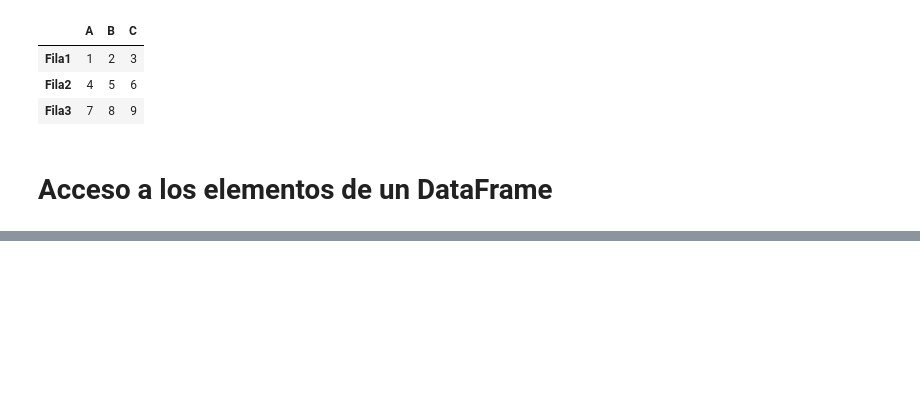
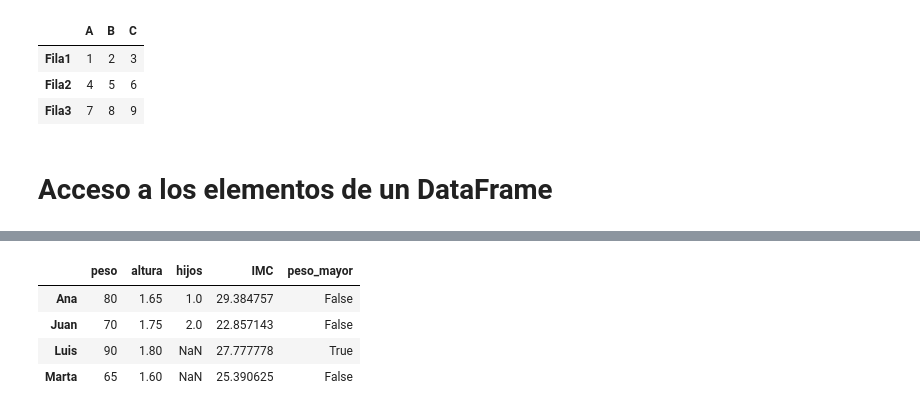
Before and after one commit to 0seg/ML-roadmap, a Jupyter notebook: LibreriasBasicas/Pandas.ipynb, the cells around one changed output, grey strips where cells are left out. Drawn from its saved outputs; the diff is of its cells as text; code cells hidden in the pictures; blank space fills up the shorter version.

```diff
--- a/LibreriasBasicas/Pandas.ipynb
+++ b/LibreriasBasicas/Pandas.ipynb
@@ -212,0 +451,5 @@ df
+# %%
+# Evaluar una función en el DataFrame utilizando eval e inplace.
+
+df.eval('IMC = peso / (altura ** 2)', inplace=True) # Calculamos el IMC de cada persona a partir de su peso y altura utilizando eval e inplace.
+df
@@ -212,0 +462,11 @@ df
+# %%
+# Evaluar una función utilizando una variable local en el DataFrame utilizando eval.
+
+max_peso = 80
+df.eval('peso_mayor = peso > @max_peso') #evaluamos si el peso de cada persona es mayor a 80 utilizando eval y una variable local.
+# %% [output]
+|  | peso | altura | hijos | IMC | peso_mayor |
+| Ana | 80 | 1.65 | 1.0 | 29.384757 | False |
+| Juan | 70 | 1.75 | 2.0 | 22.857143 | False |
+| Luis | 90 | 1.80 | NaN | 27.777778 | True |
+| Marta | 65 | 1.60 | NaN | 25.390625 | False |
```
Also changed, not shown: parts of 33 cells of this notebook, 1 other file.
